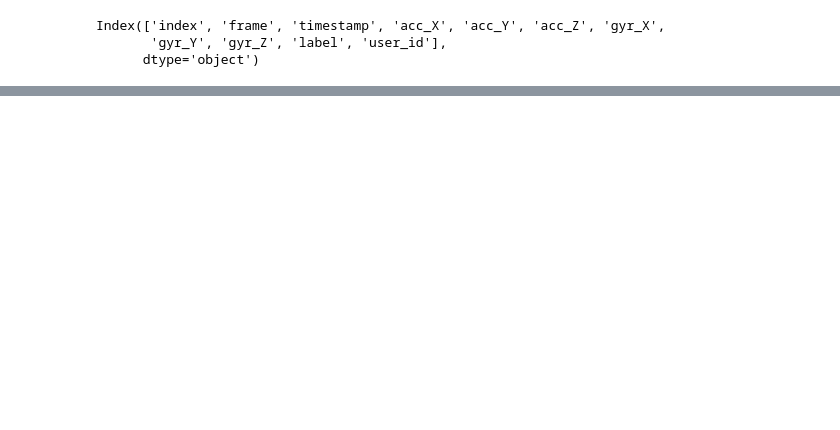
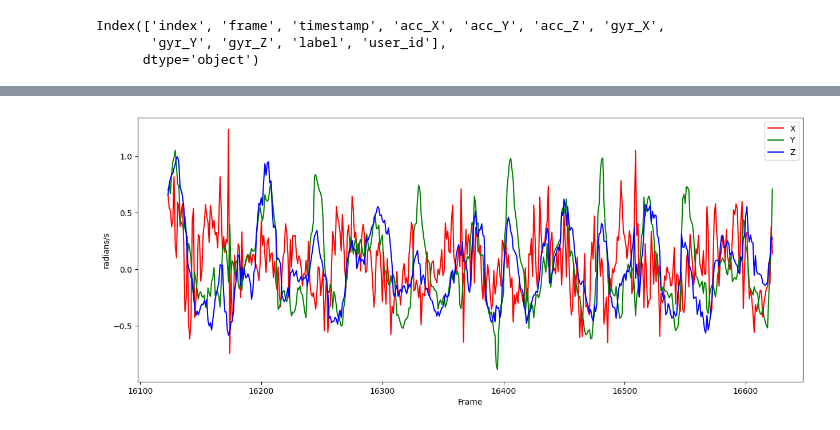
Before and after one commit to Djai284/smartwatch-activity-recognition, a Jupyter notebook: testing.ipynb, the cells around one changed output, grey strips where cells are left out. Saved outputs shown, nothing was run; the diff lists cells and outputs as text; code cells hidden in the pictures; blank space fills up the shorter version.

```diff
--- a/testing.ipynb
+++ b/testing.ipynb
@@ -216,0 +367,4 @@ Name: count, dtype: int64
+# %%
+plot_sensor_label(signal_df, 'gyr', 'dumbbell_shoulder_press', seconds = 5)
+# %% [output]
+[figure, added]
```
Also changed, not shown: parts of 21 cells of this notebook, 4 other files.
